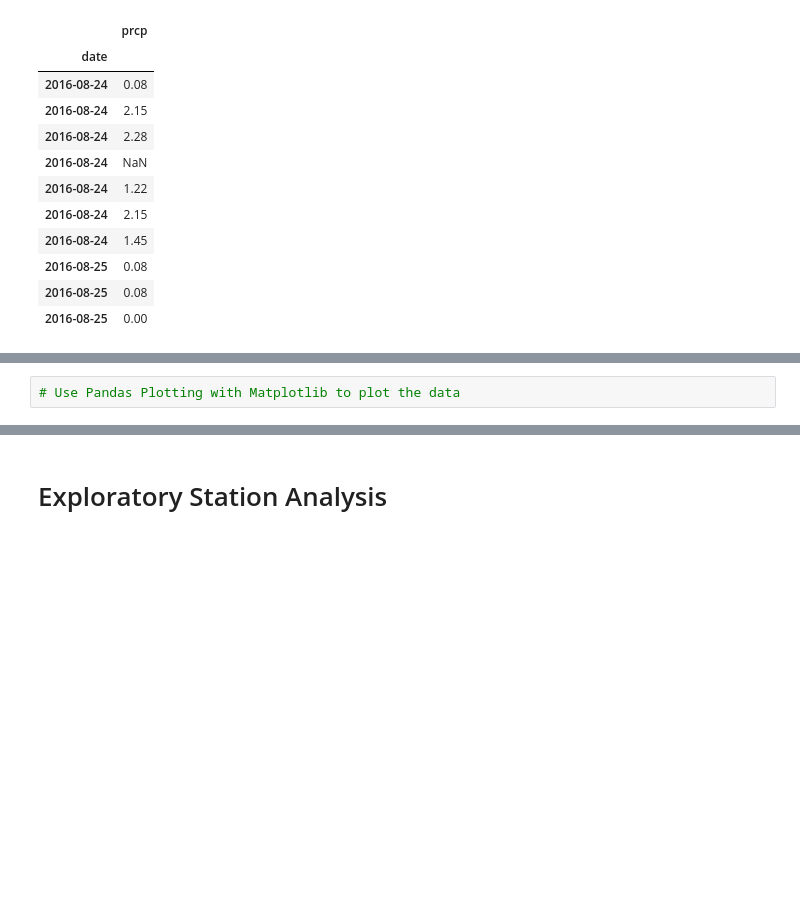
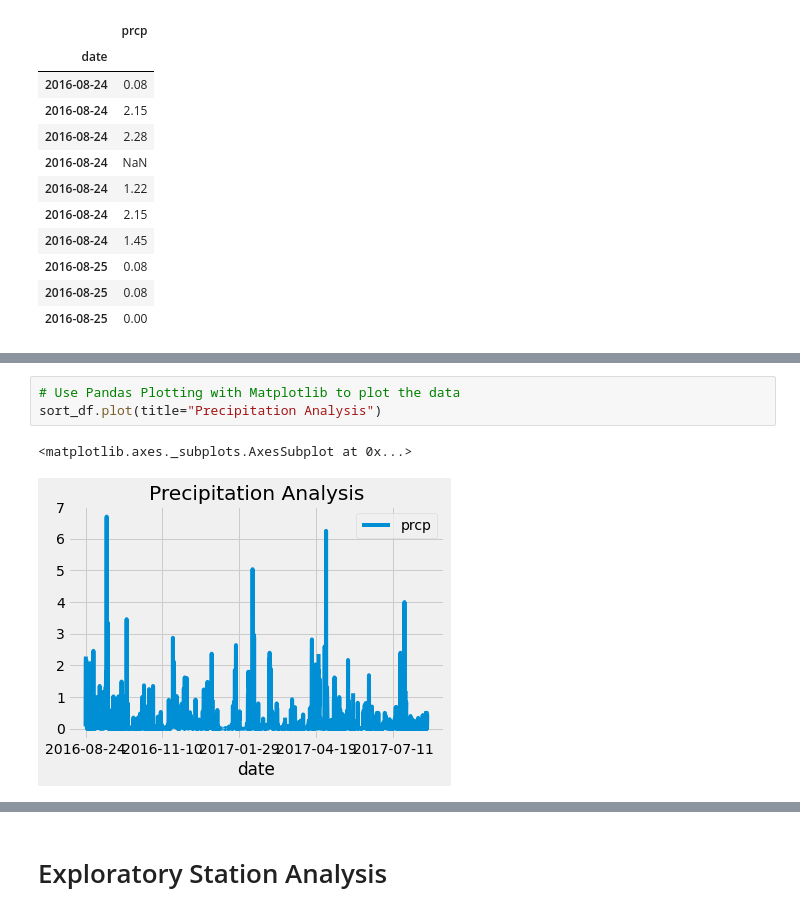
Before and after one commit to VijetaPuthran/SQLAlchemy-challenge, a Jupyter notebook: climate_starter.ipynb, the cells around one changed output, grey strips where cells are left out. Saved outputs shown, nothing was run; the diff lists cells and outputs as text; blank space fills up the shorter version.

Commit message:
Precipitation data analysis updated

```diff
--- a/climate_starter.ipynb
+++ b/climate_starter.ipynb
@@ -115,5 +115,9 @@ sort_df
 2223 rows × 1 columns
 # %%
 # Use Pandas Plotting with Matplotlib to plot the data
+sort_df.plot(title="Precipitation Analysis")
+# %% [output]
+<matplotlib.axes._subplots.AxesSubplot at 0x...>
+[figure, added]
 # %%
 # Use Pandas to calcualte the summary statistics for the precipitation data
```
Also changed, not shown: parts of 3 cells of this notebook.
